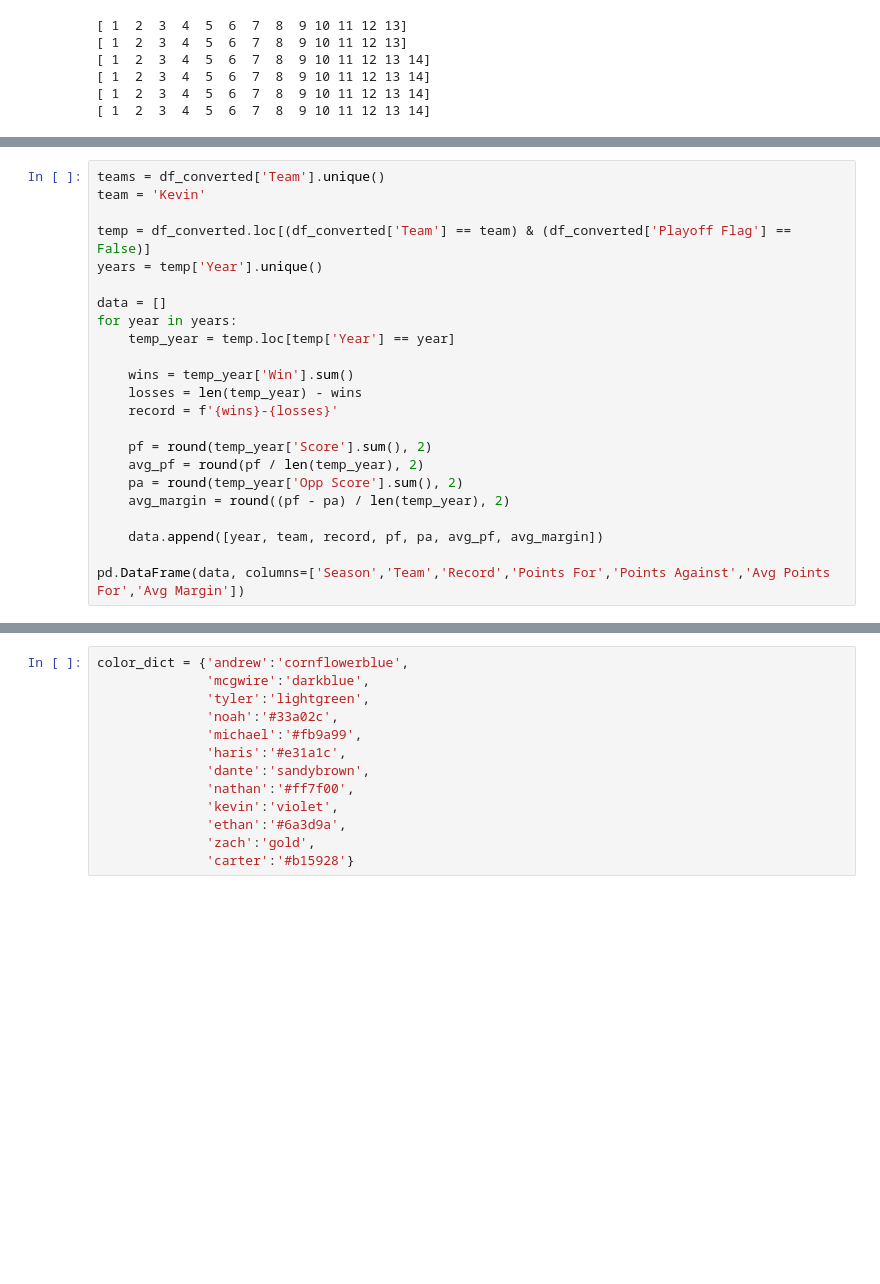
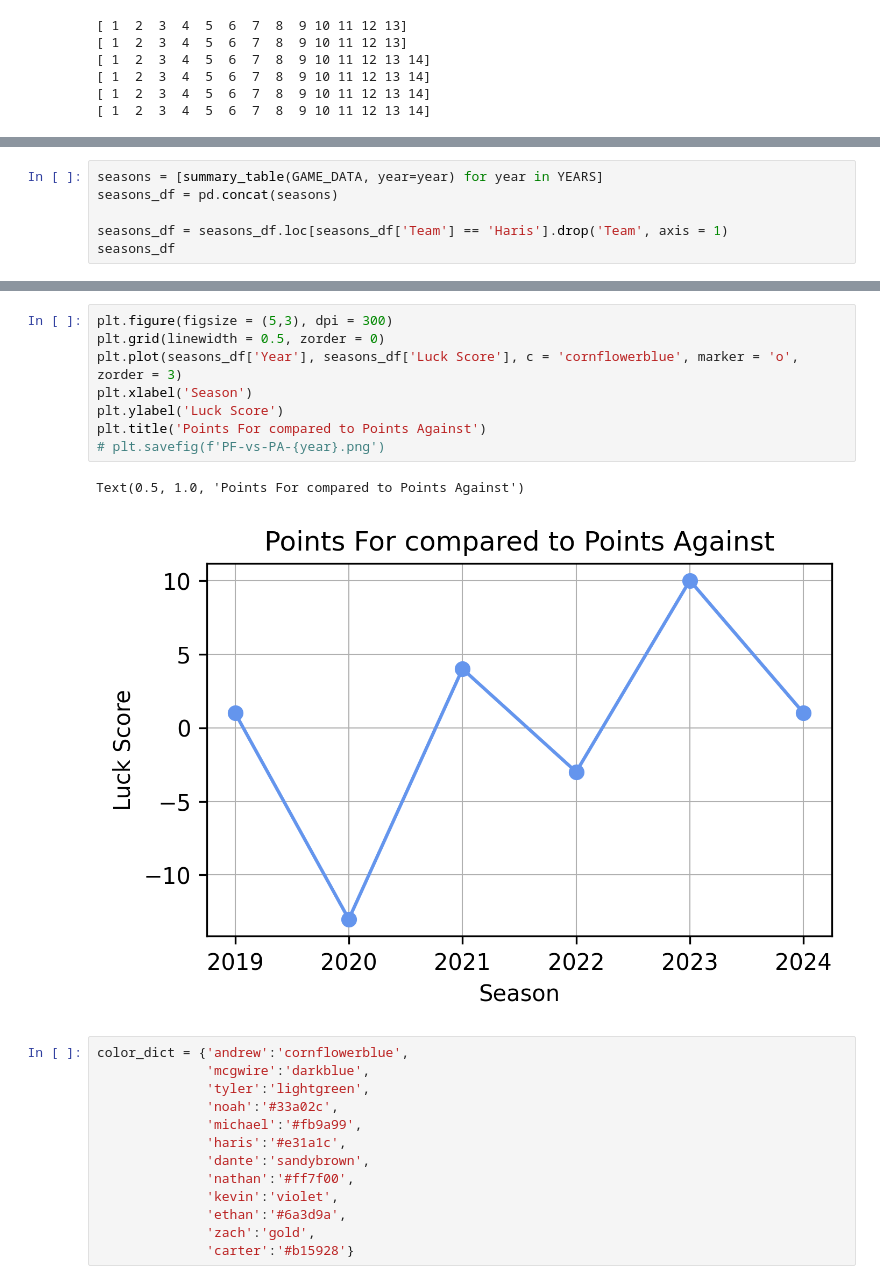
Before and after one commit to serdarevichar8/fantasy-football-website, a Jupyter notebook: fantasy-football-data.ipynb, the cells around one changed output, grey strips where cells are left out. Saved outputs shown, nothing was run; the diff lists cells and outputs as text; blank space fills up the shorter version.

```diff
--- a/fantasy-football-data.ipynb
+++ b/fantasy-football-data.ipynb
@@ -465,23 +513,0 @@ for year in years:
-# %%
-teams = df_converted['Team'].unique()
-team = 'Kevin'
-
-temp = df_converted.loc[(df_converted['Team'] == team) & (df_converted['Playoff Flag'] == False)]
-years = temp['Year'].unique()
-
-data = []
-for year in years:
-    temp_year = temp.loc[temp['Year'] == year]
-
-    wins = temp_year['Win'].sum()
-    losses = len(temp_year) - wins
-    record = f'{wins}-{losses}'
-
-    pf = round(temp_year['Score'].sum(), 2)
-    avg_pf = round(pf / len(temp_year), 2)
-    pa = round(temp_year['Opp Score'].sum(), 2)
-    avg_margin = round((pf - pa) / len(temp_year), 2)
-
-    data.append([year, team, record, pf, pa, avg_pf, avg_margin])
-
-pd.DataFrame(data, columns=['Season','Team','Record','Points For','Points Against','Avg Points For','Avg Margin'])
@@ -526,0 +516,6 @@ data
+# %%
+seasons = [summary_table(GAME_DATA, year=year) for year in YEARS]
+seasons_df = pd.concat(seasons)
+
+seasons_df = seasons_df.loc[seasons_df['Team'] == 'Haris'].drop('Team', axis = 1)
+seasons_df
@@ -527,3 +530,14 @@ data
+# %%
+plt.figure(figsize = (5,3), dpi = 300)
+plt.grid(linewidth = 0.5, zorder = 0)
+plt.plot(seasons_df['Year'], seasons_df['Luck Score'], c = 'cornflowerblue', marker = 'o', zorder = 3)
+plt.xlabel('Season')
+plt.ylabel('Luck Score')
+plt.title('Points For compared to Points Against')
+# plt.savefig(f'PF-vs-PA-{year}.png')
+# %% [output]
+Text(0.5, 1.0, 'Points For compared to Points Against')
+[figure, added]
 # %%
 color_dict = {'andrew':'cornflowerblue',
               'mcgwire':'darkblue',
```
Also changed, not shown: parts of 13 cells of this notebook, 48 other files.
